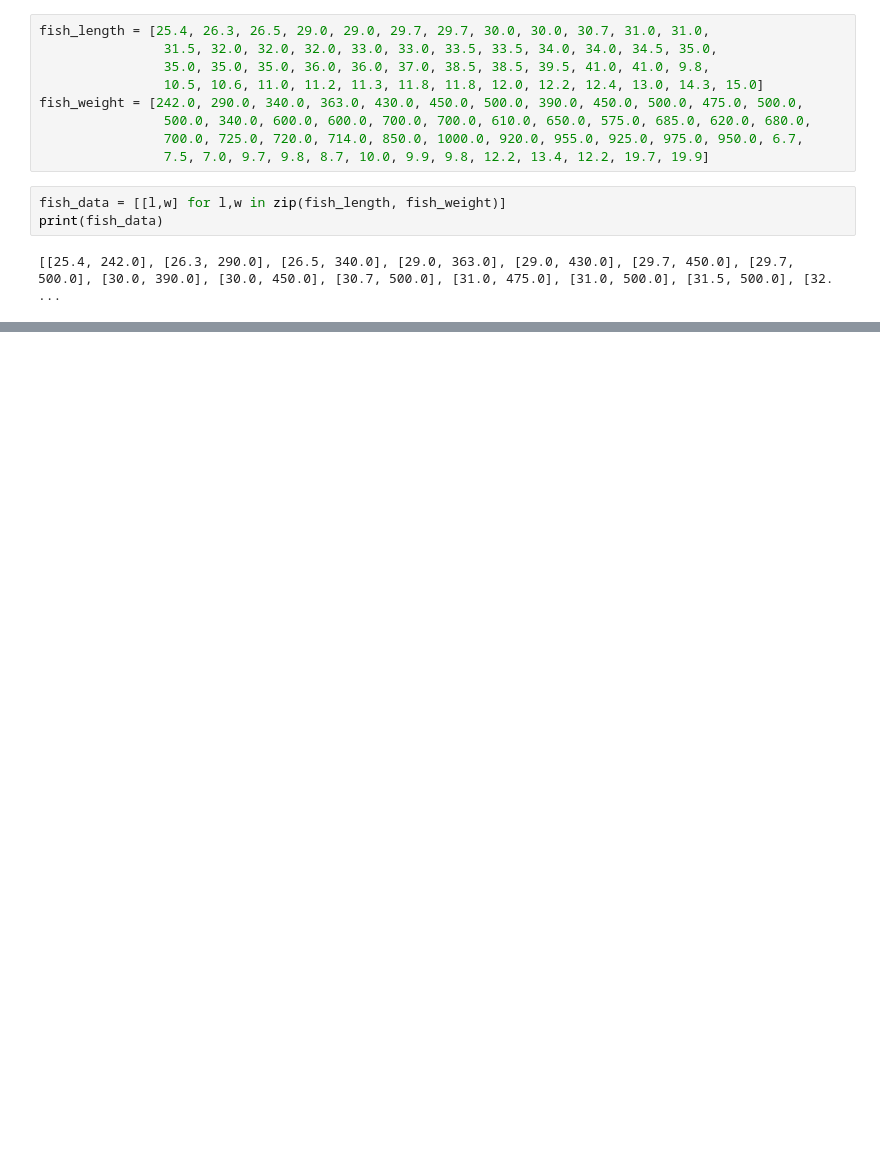
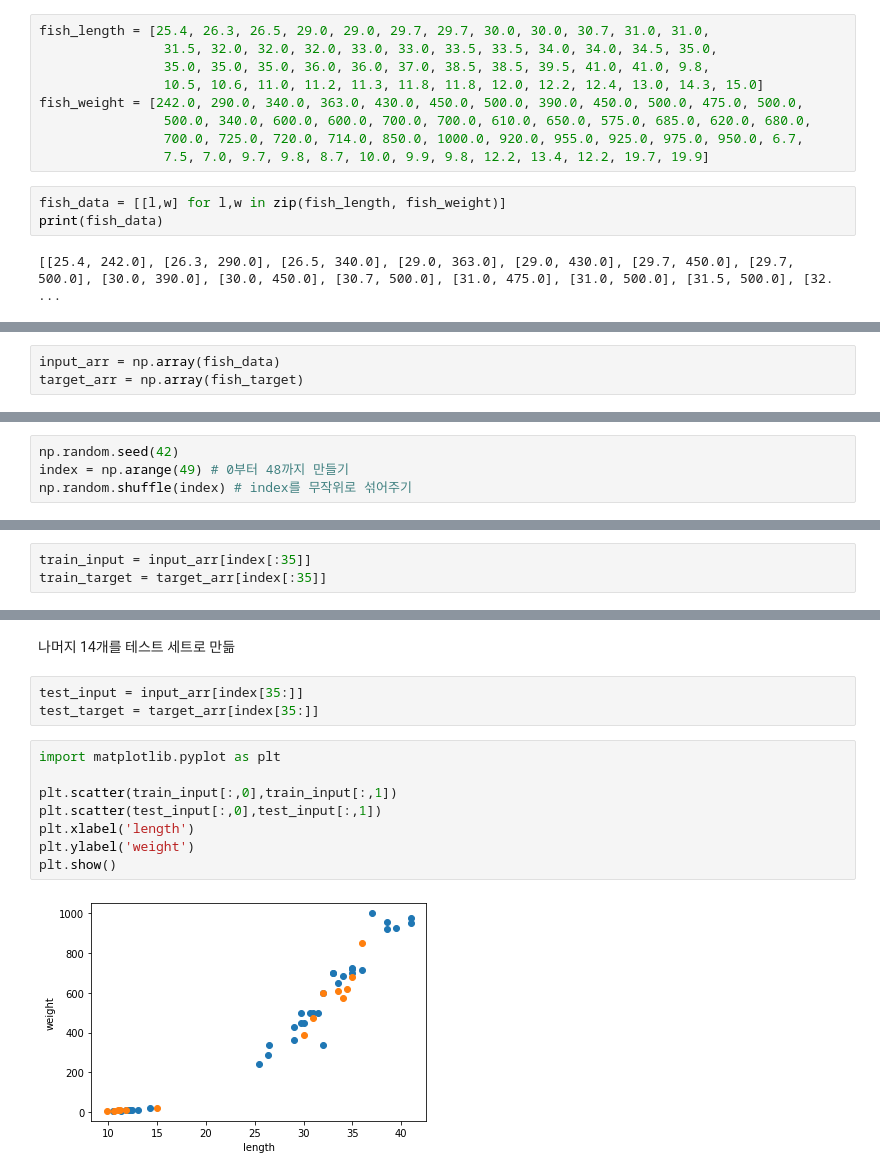
Before and after one commit to dumi33/-_-, a Jupyter notebook: 인공지능3_1.ipynb, the cells around one changed output, grey strips where cells are left out. Cells and saved outputs as stored; diff of their text form; blank space fills up the shorter version.

```diff
--- a/인공지능3_1.ipynb
+++ b/인공지능3_1.ipynb
@@ -207,0 +239,3 @@ print(fish_data)
+# %%
+input_arr = np.array(fish_data)
+target_arr = np.array(fish_target)
@@ -207,0 +270,4 @@ print(fish_data)
+# %%
+np.random.seed(42)
+index = np.arange(49) # 0부터 48까지 만들기
+np.random.shuffle(index) # index를 무작위로 섞어주기
@@ -207,0 +287,3 @@ print(fish_data)
+# %%
+train_input = input_arr[index[:35]]
+train_target = target_arr[index[:35]]
@@ -207,0 +310,15 @@ print(fish_data)
+# %% [markdown]
+나머지 14개를 테스트 세트로 만듦
+# %%
+test_input = input_arr[index[35:]]
+test_target = target_arr[index[35:]]
+# %%
+import matplotlib.pyplot as plt
+
+plt.scatter(train_input[:,0],train_input[:,1])
+plt.scatter(test_input[:,0],test_input[:,1])
+plt.xlabel('length')
+plt.ylabel('weight')
+plt.show()
+# %% [output]
+[figure, added]
```
Also changed, not shown: parts of 14 cells of this notebook.
